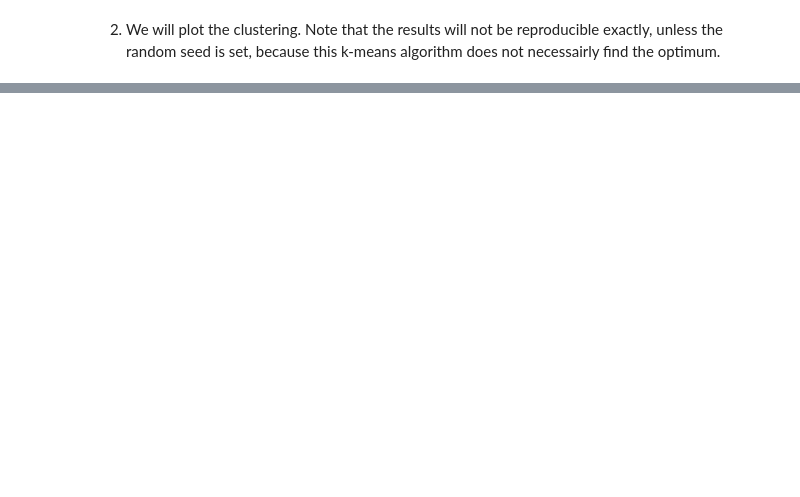
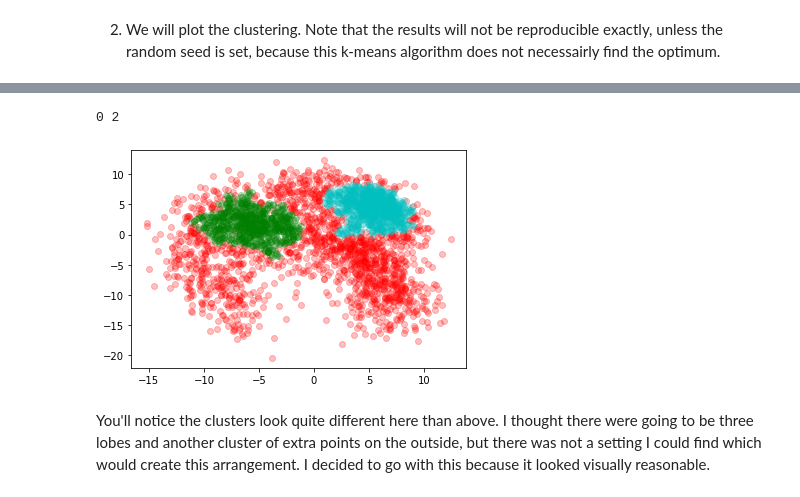
Before and after one commit to laifi/molecular-dynamics, a Jupyter notebook: e11/e11.ipynb, the cells around one changed output, grey strips where cells are left out. Drawn from its saved outputs; the diff is of its cells as text; code cells hidden in the pictures; blank space fills up the shorter version.

```diff
--- a/e11/e11.ipynb
+++ b/e11/e11.ipynb
@@ -76,0 +99,3 @@ fig.show()
+# %%
+clust = cnn.CNN(train=data)
+clust.fit(radius_cutoff=0.46, max_clusters=2)
@@ -76,0 +118,14 @@ fig.show()
+# %%
+print(np.min(clust.train_labels), np.max(clust.train_labels))
+# %% [output]
+0 2
+# %%
+fig, ax = plt.subplots()
+for i, c in enumerate(colors):
+    ax.scatter(*data[clust.train_labels == i].T, marker='o', c=c, alpha=0.25)
+#     ax.scatter(*means[i].T, s=100, marker='*', c='k')
+plt.show()
+# %% [output]
+[figure, added]
+# %% [markdown]
+You'll notice the clusters look quite different here than above. I thought there were going to be three lobes and another cluster of extra points on the outside, but there was not a setting I could find which would create this arrangement. I decided to go with this because it looked visually reasonable.
```
Also changed, not shown: parts of 10 cells of this notebook.
